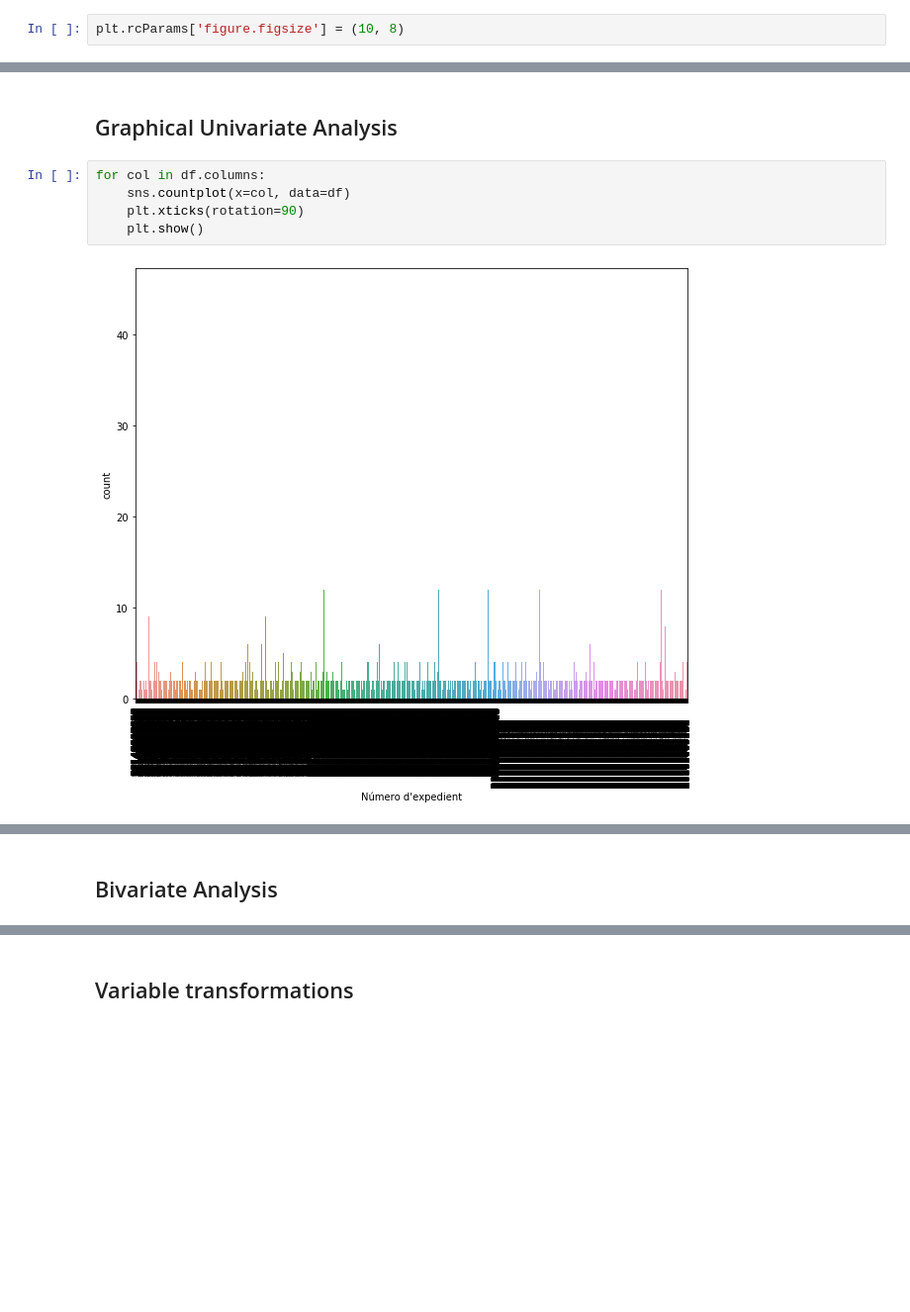
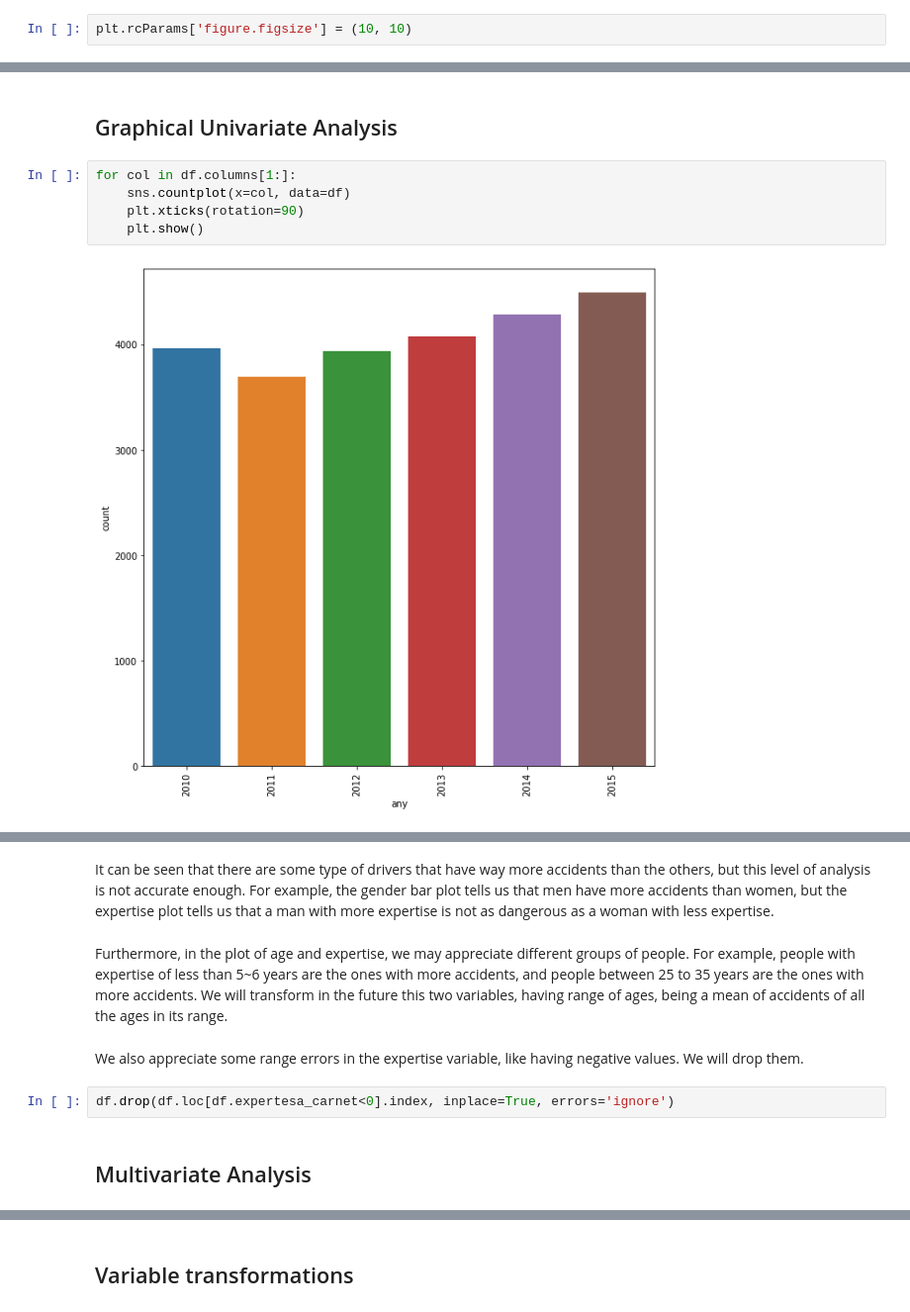
Before and after one commit to Doasy/AccidentsBCN, a Jupyter notebook: notebooks/EDA.ipynb, the cells around one changed output, grey strips where cells are left out. Shown at 99% size. Drawn from its saved outputs; the diff is of its cells as text; blank space fills up the shorter version.

```diff
--- a/notebooks/EDA.ipynb
+++ b/notebooks/EDA.ipynb
@@ -6,7 +8,7 @@ import numpy as np
 import matplotlib.pyplot as plt
 import seaborn as sns
 # %%
-plt.rcParams['figure.figsize'] = (10, 8)
+plt.rcParams['figure.figsize'] = (10, 10)
 # %%
 df = pd.read_csv('../data/final/featured.csv')
 # %% [markdown]
@@ -82,9 +84,9 @@ df.drop(df.loc[df.tipus_carnet=='BTP'].index, inplace=True, errors='ignore') # T
 # %% [markdown]
 ## Graphical Univariate Analysis
 # %%
-for col in df.columns:
+for col in df.columns[1:]:
     sns.countplot(x=col, data=df)
     plt.xticks(rotation=90)
     plt.show()
 # %% [output]
-[figure, old version]
+[figure, new version]
@@ -99,2 +100,11 @@ for col in df.columns:
+# %% [markdown]
+It can be seen that there are some type of drivers that have way more accidents than the others, but this level of analysis is not accurate enough. For example, the gender bar plot tells us that men have more accidents than women, but the expertise plot tells us that a man with more expertise is not as dangerous as a woman with less expertise.
+# %% [markdown]
+Furthermore, in the plot of age and expertise, we may appreciate different groups of people. For example, people with expertise of less than 5~6 years are the ones with more accidents, and people between 25 to 35 years are the ones with more accidents.
+We will transform in the future this two variables, having range of ages, being a mean of accidents of all the ages in its range.
+# %% [markdown]
+We also appreciate some range errors in the expertise variable, like having negative values. We will drop them.
+# %%
+df.drop(df.loc[df.expertesa_carnet<0].index, inplace=True, errors='ignore')
 # %% [markdown]
-## Bivariate Analysis
+## Multivariate Analysis
```
Also changed, not shown: parts of 36 cells of this notebook, 3 other files.
